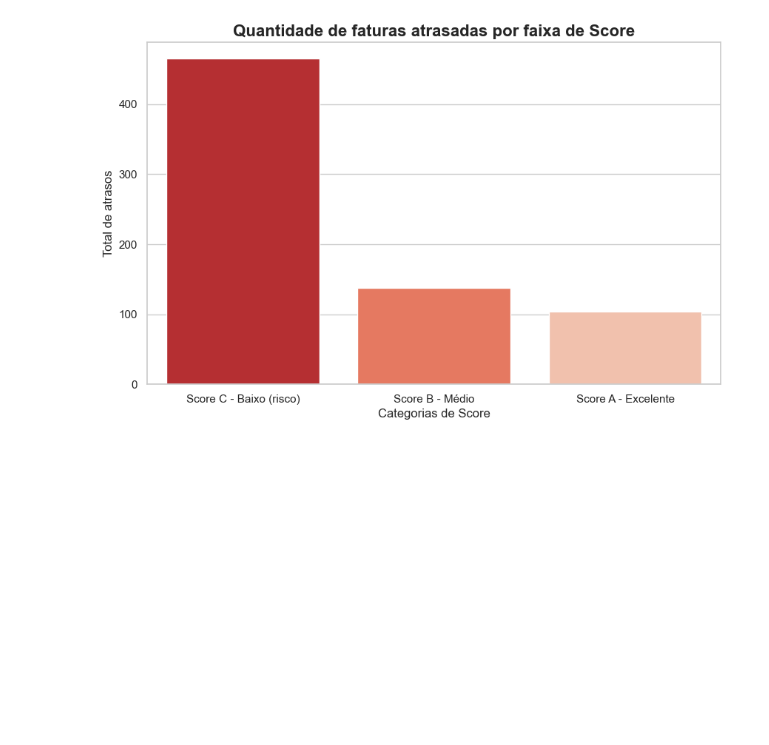
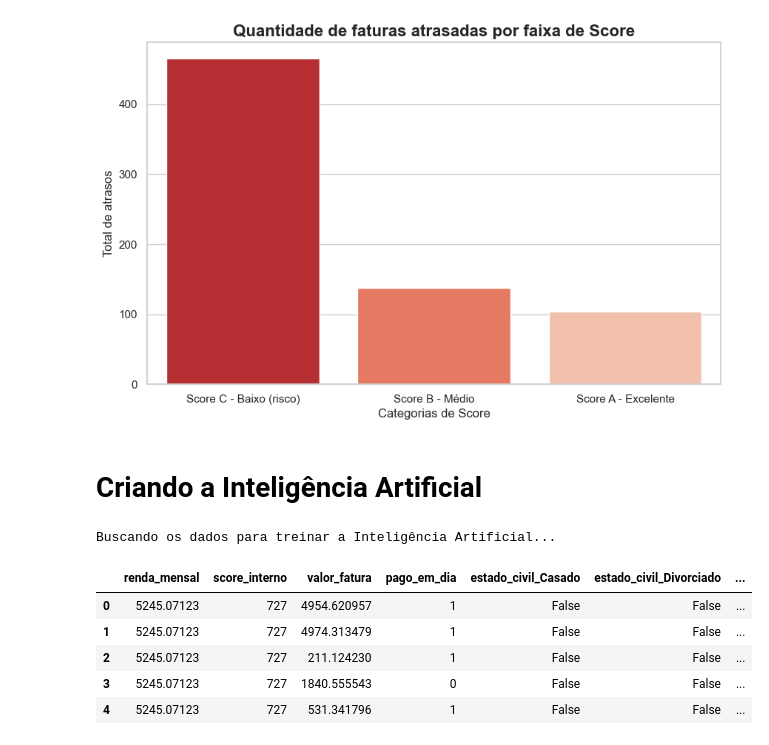
Before and after one commit to laisedosdados/Credit-Risk-Predictor, a Jupyter notebook: notebooks/01_exploracao_dados.ipynb, the cells around one changed output. Saved outputs shown, nothing was run; the diff lists cells and outputs as text; code cells hidden in the pictures; blank space fills up the shorter version.

Commit message:
Transformando os dados das tabelas em números

```diff
--- a/notebooks/01_exploracao_dados.ipynb
+++ b/notebooks/01_exploracao_dados.ipynb
@@ -277,3 +277,32 @@ Passing `palette` without assigning `hue` is deprecated and will be removed in v
 
   grafico = sns.barplot(
 [figure]
+# %% [markdown]
+# Criando a Inteligência Artificial
+# %%
+# Transformando os dados das tabelas em números
+query_machine_learning = """
+SELECT
+    c.renda_mensal,
+    c.score_interno,
+    c.estado_civil,
+    f.valor_fatura,
+    f.pago_em_dia
+FROM clientes as c
+JOIN faturas as f
+    on c.id_cliente = f.id_cliente;
+"""
+print("Buscando os dados para treinar a Inteligência Artificial...")
+df_ml = pd.read_sql(query_machine_learning, engine)
+# Transformando a variável 'estado_civil' em números
+df_ml_transformado = pd.get_dummies(df_ml, columns=['estado_civil'])
+# Mostrando as 5 primeiras linhas
+df_ml_transformado.head()
+# %% [output]
+Buscando os dados para treinar a Inteligência Artificial...
+|  | renda_mensal | score_interno | valor_fatura | pago_em_dia | estado_civil_Casado | estado_civil_Divorciado | ... |
+| 0 | 5245.07123 | 727 | 4954.620957 | 1 | False | False | ... |
+| 1 | 5245.07123 | 727 | 4974.313479 | 1 | False | False | ... |
+| 2 | 5245.07123 | 727 | 211.124230 | 1 | False | False | ... |
+| 3 | 5245.07123 | 727 | 1840.555543 | 0 | False | False | ... |
+| 4 | 5245.07123 | 727 | 531.341796 | 1 | False | False | ... |
```
